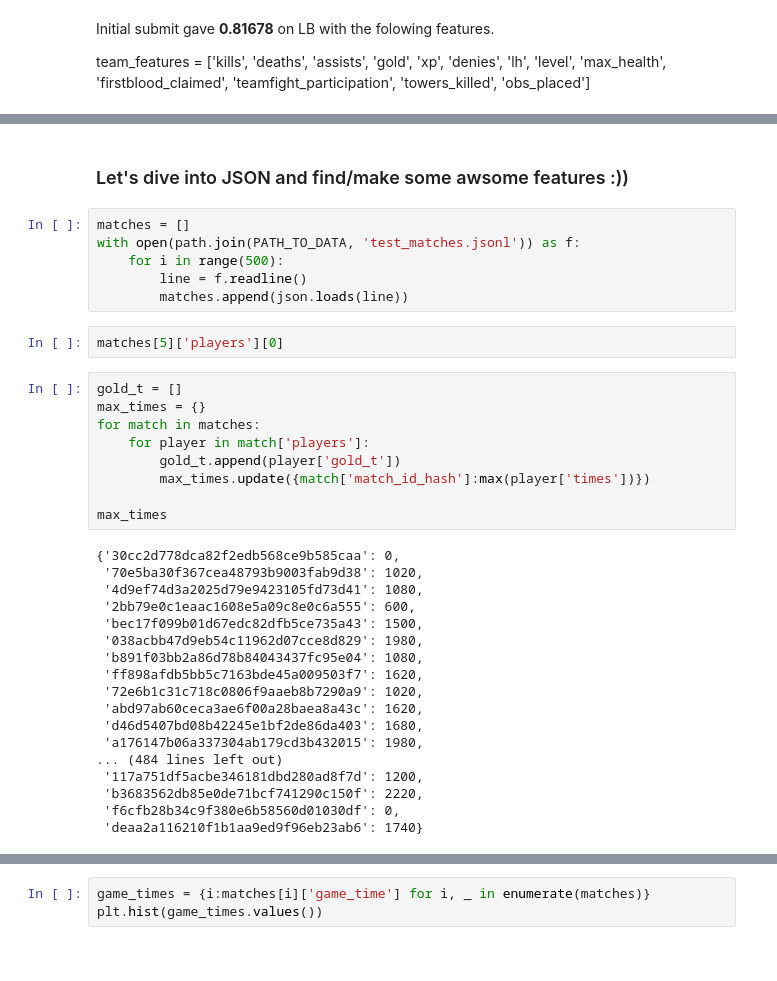
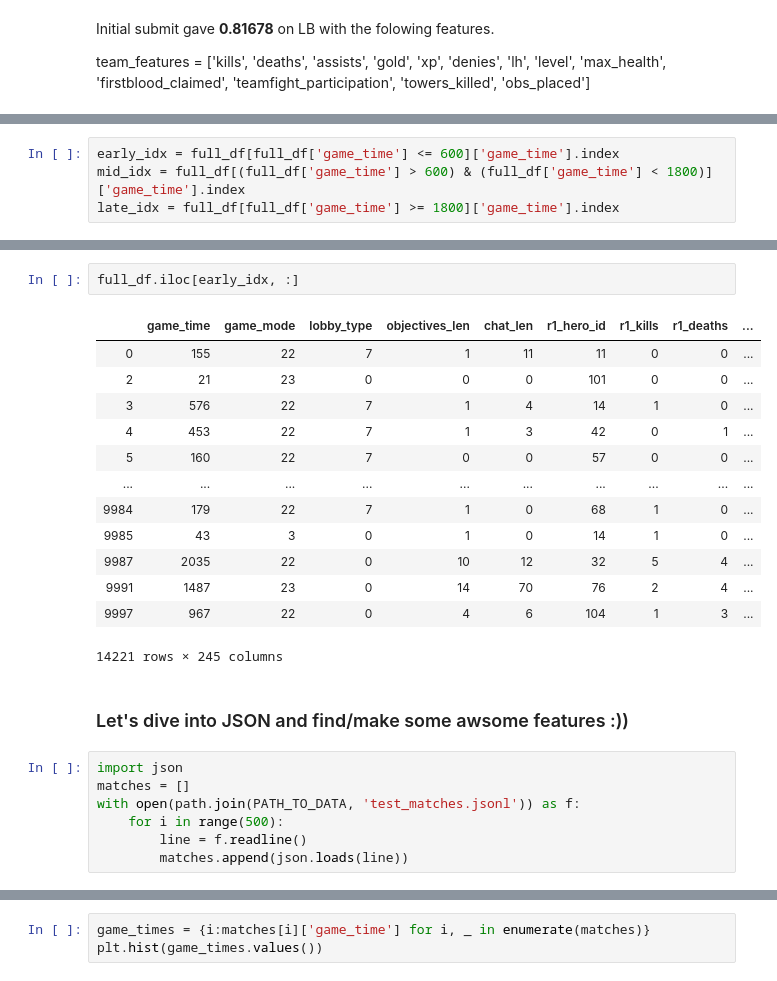
Before and after one commit to koolvn/mlcourse.ai, a Jupyter notebook: competitions/dota2/dota2_competition.ipynb, the cells around one changed output, grey strips where cells are left out. Drawn from its saved outputs; the diff is of its cells as text.

```diff
--- a/competitions/dota2/dota2_competition.ipynb
+++ b/competitions/dota2/dota2_competition.ipynb
@@ -275,0 +363,4 @@ Saved as ./predictions/sub_2.csv
+# %%
+early_idx = full_df[full_df['game_time'] <= 600]['game_time'].index
+mid_idx = full_df[(full_df['game_time'] > 600) & (full_df['game_time'] < 1800)]['game_time'].index
+late_idx = full_df[full_df['game_time'] >= 1800]['game_time'].index
@@ -276,37 +441,25 @@ Saved as ./predictions/sub_2.csv
+# %%
+full_df.iloc[early_idx, :]
+# %% [output]
+|  | game_time | game_mode | lobby_type | objectives_len | chat_len | r1_hero_id | r1_kills | r1_deaths | ... |
+| 0 | 155 | 22 | 7 | 1 | 11 | 11 | 0 | 0 | ... |
+| 2 | 21 | 23 | 0 | 0 | 0 | 101 | 0 | 0 | ... |
+| 3 | 576 | 22 | 7 | 1 | 4 | 14 | 1 | 0 | ... |
+| 4 | 453 | 22 | 7 | 1 | 3 | 42 | 0 | 1 | ... |
+| 5 | 160 | 22 | 7 | 0 | 0 | 57 | 0 | 0 | ... |
+| ... | ... | ... | ... | ... | ... | ... | ... | ... | ... |
+| 9984 | 179 | 22 | 7 | 1 | 0 | 68 | 1 | 0 | ... |
+| 9985 | 43 | 3 | 0 | 1 | 0 | 14 | 1 | 0 | ... |
+| 9987 | 2035 | 22 | 0 | 10 | 12 | 32 | 5 | 4 | ... |
+| 9991 | 1487 | 23 | 0 | 14 | 70 | 76 | 2 | 4 | ... |
+| 9997 | 967 | 22 | 0 | 4 | 6 | 104 | 1 | 3 | ... |
+14221 rows × 245 columns
 # %% [markdown]
 ### Let's dive into JSON and find/make some awsome features :))
 # %%
+import json
 matches = []
 with open(path.join(PATH_TO_DATA, 'test_matches.jsonl')) as f:
     for i in range(500):
         line = f.readline()
         matches.append(json.loads(line))
-# %%
-matches[5]['players'][0]
-# %%
-gold_t = []
-max_times = {}
-for match in matches:
-    for player in match['players']:
-        gold_t.append(player['gold_t'])
-        max_times.update({match['match_id_hash']:max(player['times'])})
-
-max_times
-# %% [output]
-{'30cc2d778dca82f2edb568ce9b585caa': 0,
- '70e5ba30f367cea48793b9003fab9d38': 1020,
- '4d9ef74d3a2025d79e9423105fd73d41': 1080,
- '2bb79e0c1eaac1608e5a09c8e0c6a555': 600,
- 'bec17f099b01d67edc82dfb5ce735a43': 1500,
- '038acbb47d9eb54c11962d07cce8d829': 1980,
- 'b891f03bb2a86d78b84043437fc95e04': 1080,
- 'ff898afdb5bb5c7163bde45a009503f7': 1620,
- '72e6b1c31c718c0806f9aaeb8b7290a9': 1020,
- 'abd97ab60ceca3ae6f00a28baea8a43c': 1620,
- 'd46d5407bd08b42245e1bf2de86da403': 1680,
- 'a176147b06a337304ab179cd3b432015': 1980,
-... (484 lines left out)
- '117a751df5acbe346181dbd280ad8f7d': 1200,
- 'b3683562db85e0de71bcf741290c150f': 2220,
- 'f6cfb28b34c9f380e6b58560d01030df': 0,
- 'deaa2a116210f1b1aa9ed9f96eb23ab6': 1740}
```
Also changed, not shown: parts of 33 cells of this notebook.
